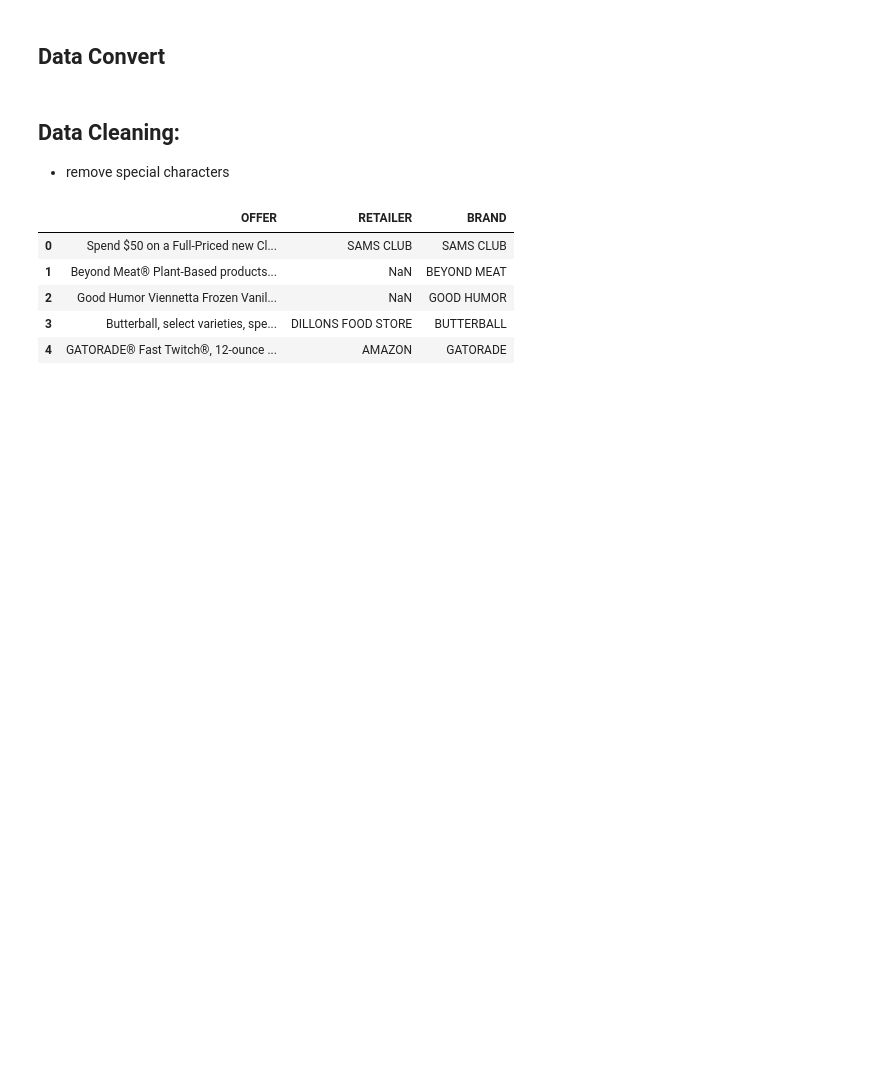
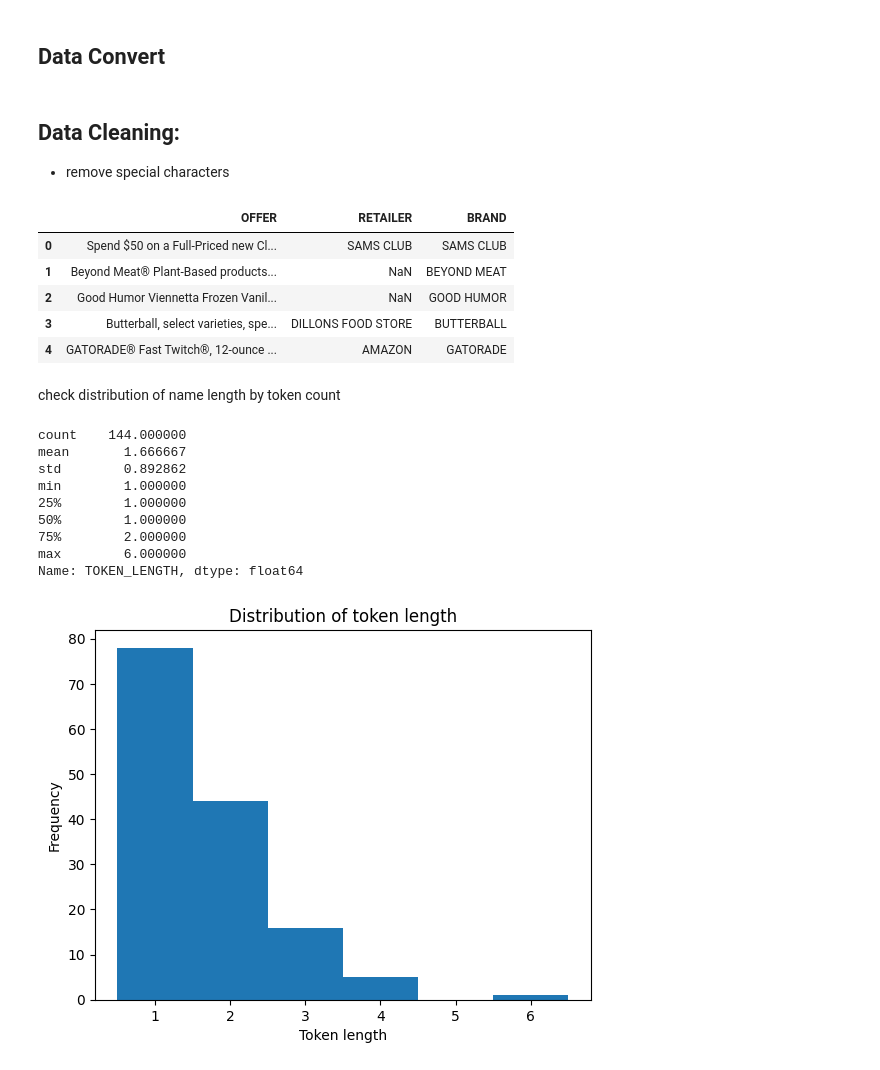
Before and after one commit to hjiangAnthony/retailer_nlp_challenger, a Jupyter notebook: 01-Data clean and convert.ipynb, the cells around one changed output. Cells and saved outputs as stored; diff of their text form; code cells hidden in the pictures; blank space fills up the shorter version.

Commit message:
Data Prep

```diff
--- a/01-Data clean and convert.ipynb
+++ b/01-Data clean and convert.ipynb
@@ -25,3 +31,31 @@ df.head()
 | 2 | Good Humor Viennetta Frozen Vanil... | NaN | GOOD HUMOR |
 | 3 | Butterball, select varieties, spe... | DILLONS FOOD STORE | BUTTERBALL |
 | 4 | GATORADE® Fast Twitch®, 12-ounce ... | AMAZON | GATORADE |
+# %% [markdown]
+check distribution of name length by token count
+# %%
+def token_distribution(df: pd.DataFrame, col: str):
+    # get distribution of name length by token count
+    df_tmp = df[[col]].dropna().drop_duplicates()
+    df_tmp['TOKEN_LENGTH'] = df_tmp[col].str.split().apply(len)
+    print(df_tmp.TOKEN_LENGTH.describe())
+
+    # Plot histogram of token length distribution
+    plt.hist(df_tmp['TOKEN_LENGTH'], bins=range(1, max(df_tmp['TOKEN_LENGTH'])+2), align='left')
+    plt.xlabel('Token length')
+    plt.ylabel('Frequency')
+    plt.title('Distribution of token length')
+    plt.show()
+# %%
+token_distribution(df, "BRAND")
+# %% [output]
+count    144.000000
+mean       1.666667
+std        0.892862
+min        1.000000
+25%        1.000000
+50%        1.000000
+75%        2.000000
+max        6.000000
+Name: TOKEN_LENGTH, dtype: float64
+[figure, added]
```
Also changed, not shown: parts of 11 cells of this notebook.
